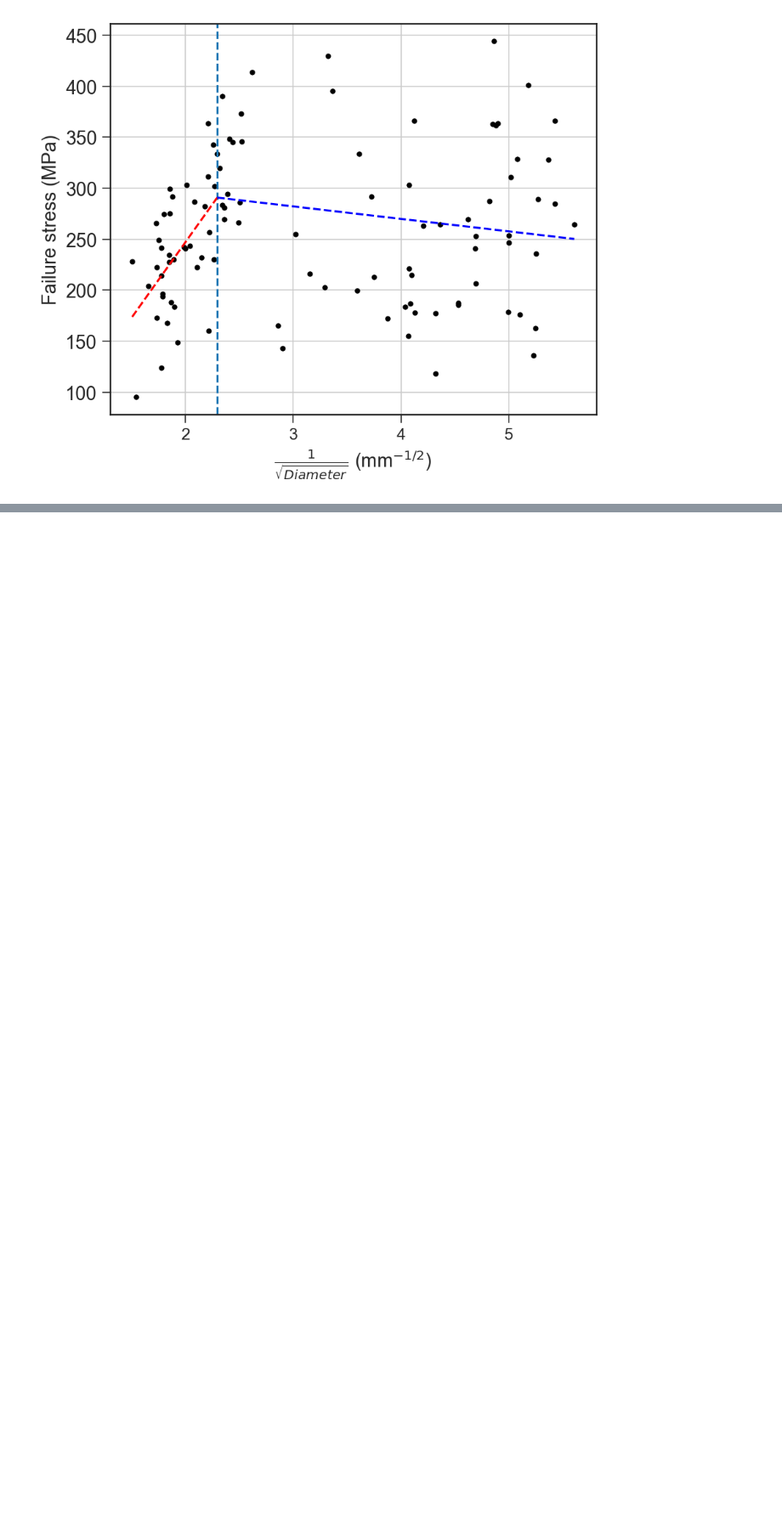
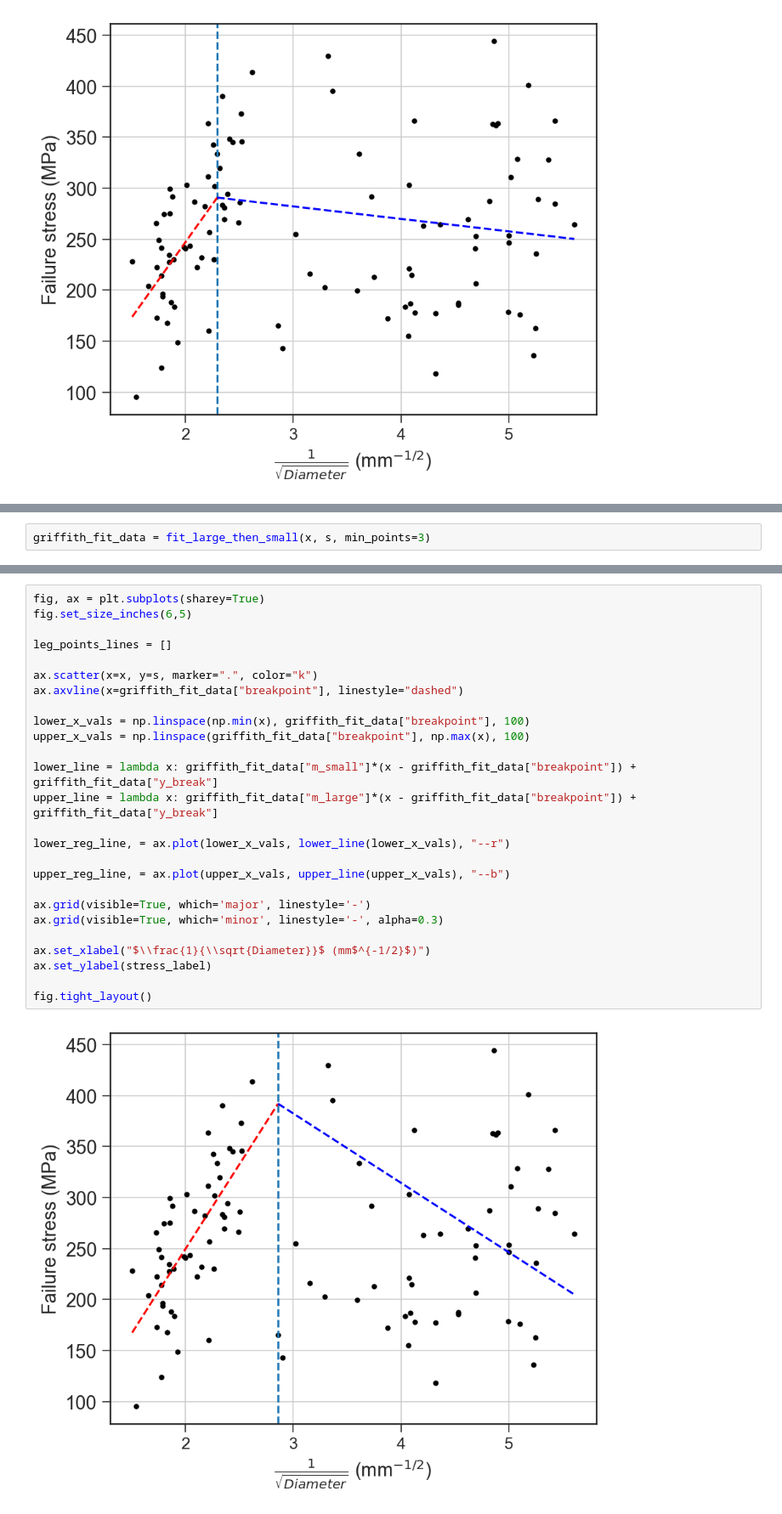
Before and after one commit to Mackus101/GlassMechAnalysis, a Jupyter notebook: analyse_fibres.ipynb, the cells around one changed output, grey strips where cells are left out. Shown at 85% size. Cells and saved outputs as stored; diff of their text form; blank space fills up the shorter version.

```diff
--- a/analyse_fibres.ipynb
+++ b/analyse_fibres.ipynb
@@ -1926,0 +1980,2 @@ fig.tight_layout()
+# %%
+griffith_fit_data = fit_large_then_small(x, s, min_points=3)
@@ -1926,0 +1988,28 @@ fig.tight_layout()
+# %%
+fig, ax = plt.subplots(sharey=True)
+fig.set_size_inches(6,5)
+
+leg_points_lines = []
+
+ax.scatter(x=x, y=s, marker=".", color="k")
+ax.axvline(x=griffith_fit_data["breakpoint"], linestyle="dashed")
+
+lower_x_vals = np.linspace(np.min(x), griffith_fit_data["breakpoint"], 100)
+upper_x_vals = np.linspace(griffith_fit_data["breakpoint"], np.max(x), 100)
+
+lower_line = lambda x: griffith_fit_data["m_small"]*(x - griffith_fit_data["breakpoint"]) + griffith_fit_data["y_break"]
+upper_line = lambda x: griffith_fit_data["m_large"]*(x - griffith_fit_data["breakpoint"]) + griffith_fit_data["y_break"]
+
+lower_reg_line, = ax.plot(lower_x_vals, lower_line(lower_x_vals), "--r")
+
+upper_reg_line, = ax.plot(upper_x_vals, upper_line(upper_x_vals), "--b")
+
+ax.grid(visible=True, which='major', linestyle='-')
+ax.grid(visible=True, which='minor', linestyle='-', alpha=0.3)
+
+ax.set_xlabel("$\\frac{1}{\\sqrt{Diameter}}$ (mm$^{-1/2}$)")
+ax.set_ylabel(stress_label)
+
+fig.tight_layout()
+# %% [output]
+[figure, added]
```
Also changed, not shown: parts of 4 cells of this notebook, 1 other file.
